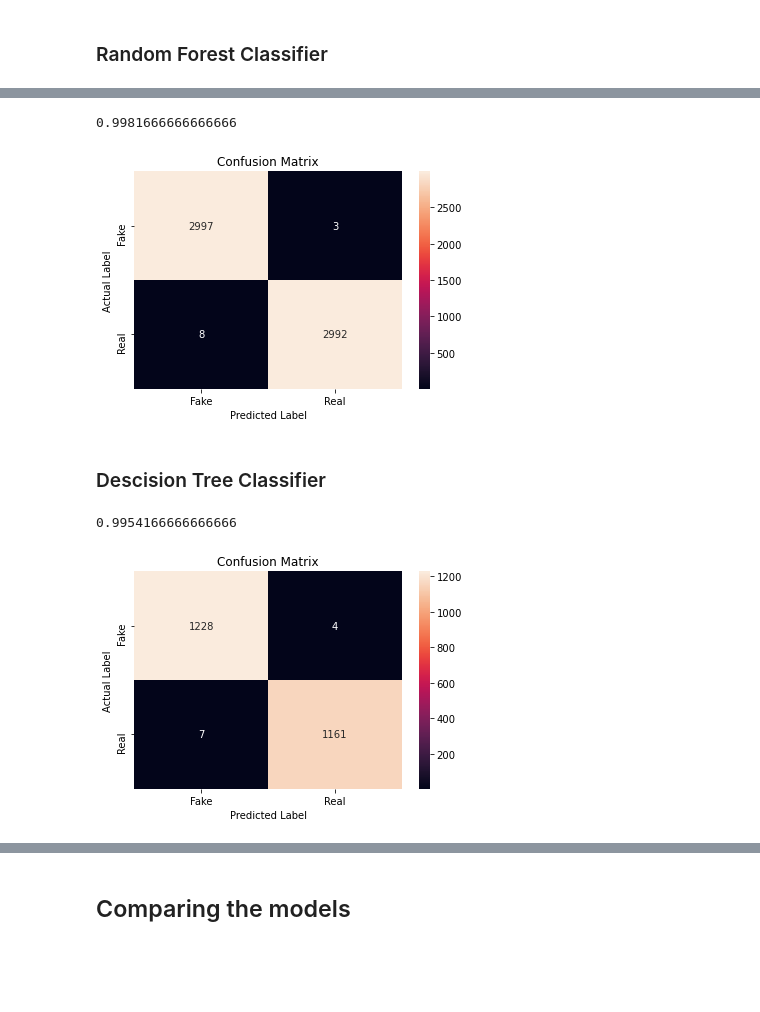
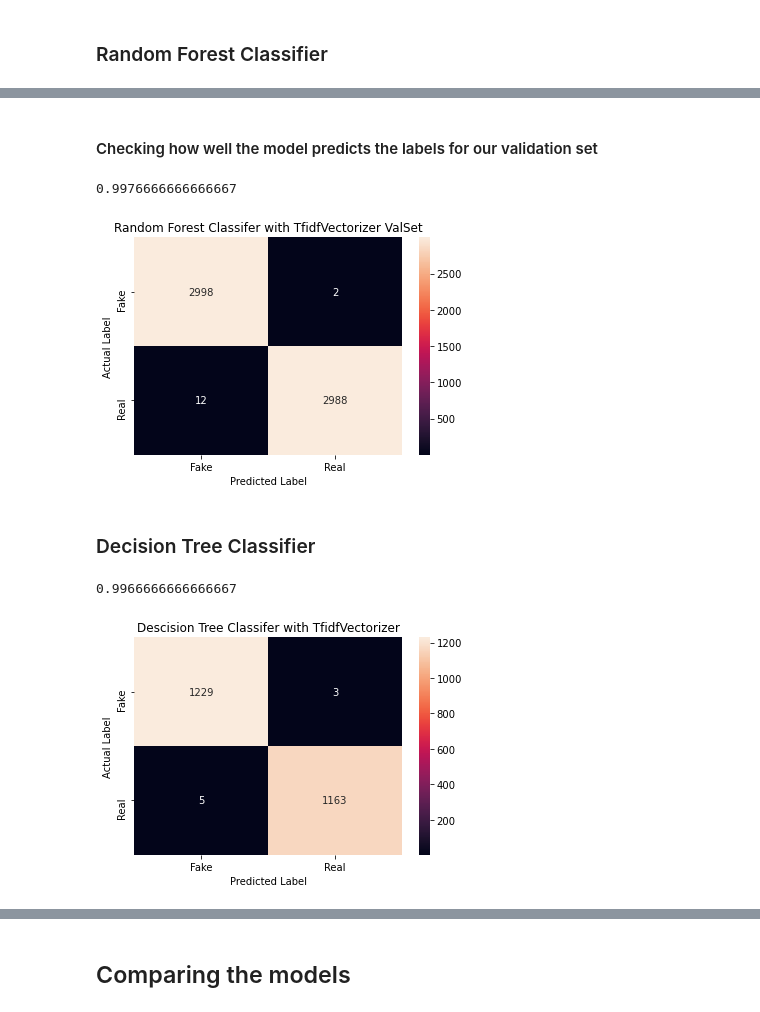
Before and after one commit to carolinlyybek/ids_fakenews, a Jupyter notebook: Project D23 KAGGLE-FAKE NEWS DETECTION.ipynb, the cells around one changed output, grey strips where cells are left out. Cells and saved outputs as stored; diff of their text form; code cells hidden in the pictures; blank space fills up the shorter version.

```diff
--- a/Project D23 KAGGLE-FAKE NEWS DETECTION.ipynb
+++ b/Project D23 KAGGLE-FAKE NEWS DETECTION.ipynb
@@ -598,38 +608,40 @@ plt.show()
 precision, recall, fscore, train_support = score(y_test, y_pred, pos_label='Real', average='binary')
 
 model3=[round(precision, 3),round(recall, 3), round(fscore,3),round(accuracy_score(y_test, y_pred), 3)]
+# %% [markdown]
+#### Checking how well the model predicts the labels for our validation set
 # %%
 y_val_pred=rf_model.predict(X_val_vect)
 print(accuracy_score(y_val,y_val_pred))
 cm = confusion_matrix(y_val,y_val_pred)
 sns.heatmap(cm, annot=True, fmt='d', xticklabels = ['Fake','Real'] , yticklabels = ['Fake','Real'])
-plt.title("Confusion Matrix")
+plt.title("Random Forest Classifer with TfidfVectorizer ValSet")
 plt.xlabel("Predicted Label")
 plt.ylabel("Actual Label")
-plt.show()
+plt.plot()
+#plt.savefig('rfc2_val.png',dpi = 500, bbox_inches='tight')
 # %% [output]
-0.9981666666666666
+0.9976666666666667
-[figure, old version]
+[figure, new version]
 # %%
 precision, recall, fscore, train_support = score(y_val,y_val_pred, pos_label='Real', average='binary')
 
 model3_val=[round(precision, 3),round(recall, 3), round(fscore,3),round(accuracy_score(y_val,y_val_pred), 3)]
 # %% [markdown]
-### Descision Tree Classifier
+### Decision Tree Classifier
 # %%
 descision_tree = DecisionTreeClassifier(criterion='entropy')
 descision_tree_model=descision_tree.fit(X_train_vect, y_train)
 y_pred=descision_tree_model.predict(X_test_vect)
-
-accuracy_score(y_test,y_pred)
 # %% [output]
-0.9954166666666666
+0.9966666666666667
 # %%
 cm = confusion_matrix(y_test, y_pred)
 sns.heatmap(cm, annot=True, fmt='d', xticklabels = ['Fake','Real'] , yticklabels = ['Fake','Real'])
-plt.title("Confusion Matrix")
+plt.title("Descision Tree Classifer with TfidfVectorizer")
 plt.xlabel("Predicted Label")
 plt.ylabel("Actual Label")
-plt.show()
+plt.plot()
+#plt.savefig('dtc2.png',dpi = 500, bbox_inches='tight')
 # %% [output]
-[figure, old version]
+[figure, new version]
```
Also changed, not shown: parts of 36 cells of this notebook, 19 other files.
